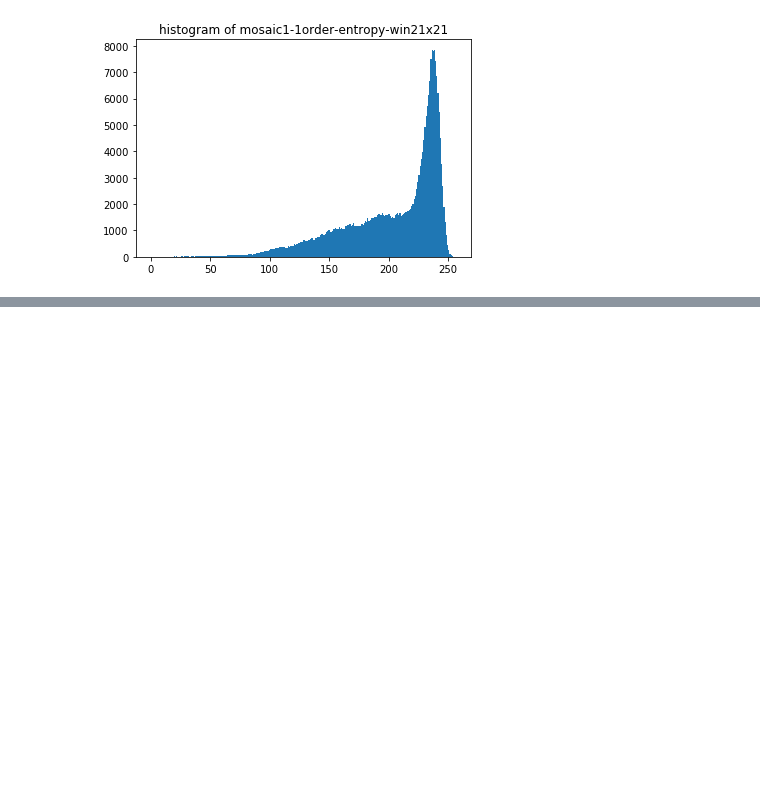
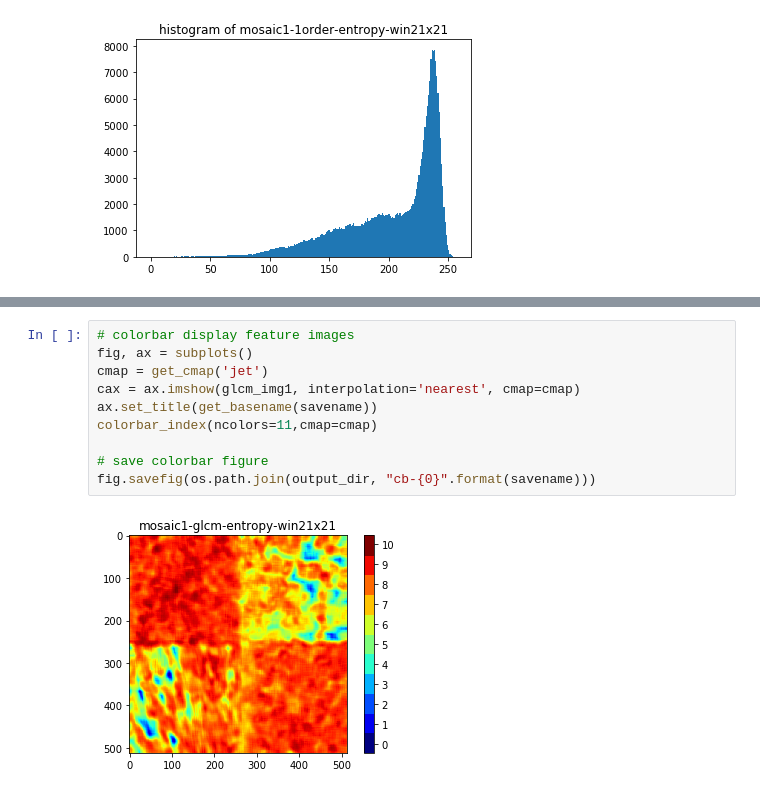
Before and after one commit to samleoqh/digital-img-ana, a Jupyter notebook: exercise/img_segm_glcm_texture.ipynb, the cells around one changed output, grey strips where cells are left out. Cells and saved outputs as stored; diff of their text form; blank space fills up the shorter version.

```diff
--- a/exercise/img_segm_glcm_texture.ipynb
+++ b/exercise/img_segm_glcm_texture.ipynb
@@ -289,0 +323,12 @@ imshow(masked_img1,'gray')
+# %%
+# colorbar display feature images
+fig, ax = subplots()
+cmap = get_cmap('jet')
+cax = ax.imshow(glcm_img1, interpolation='nearest', cmap=cmap)
+ax.set_title(get_basename(savename))
+colorbar_index(ncolors=11,cmap=cmap)
+
+# save colorbar figure
+fig.savefig(os.path.join(output_dir, "cb-{0}".format(savename)))
+# %% [output]
+[figure, added]
```
Also changed, not shown: parts of 5 cells of this notebook.
